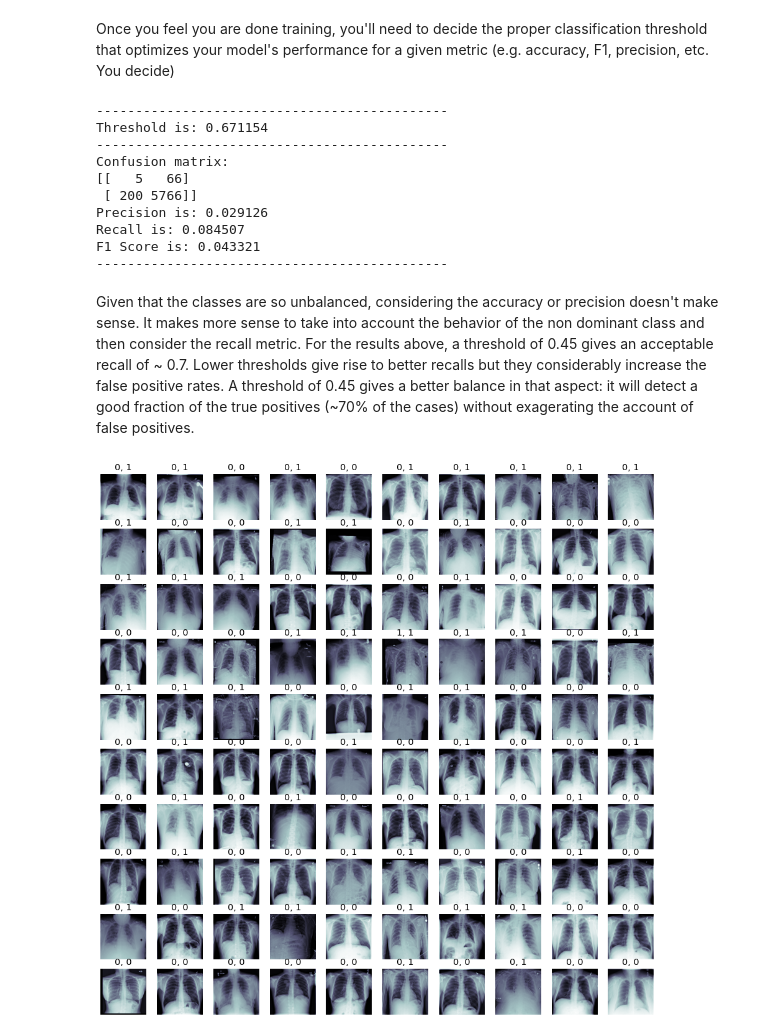
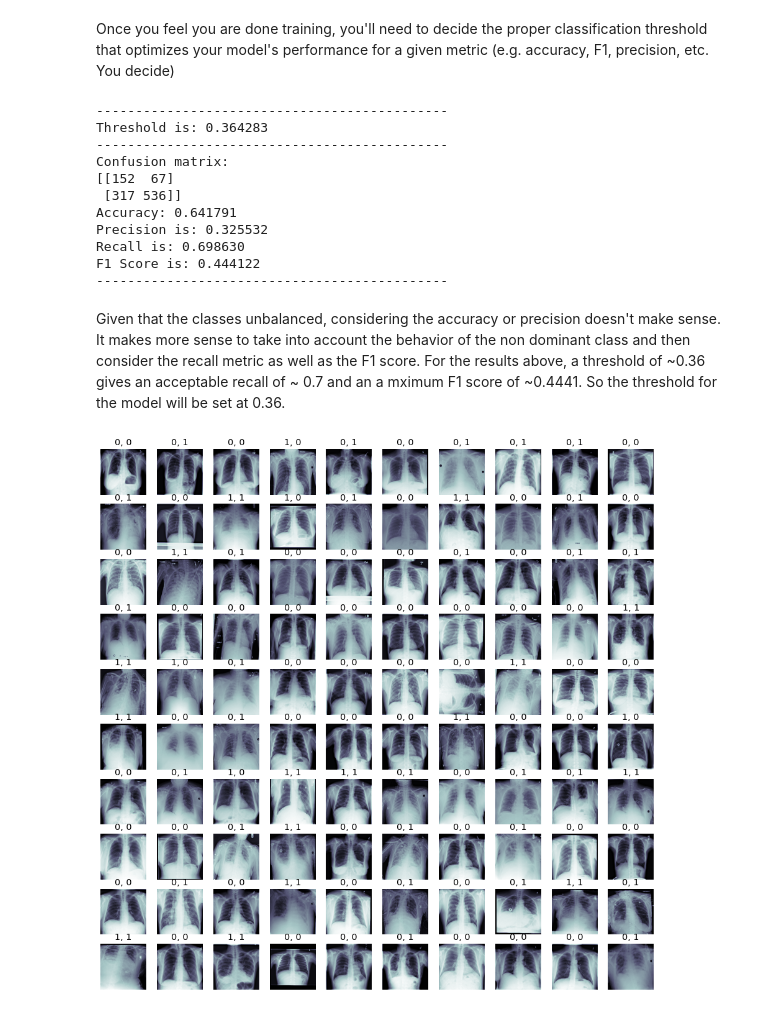
Before and after one commit to pdagger/AI_Healthcare_Projects, a Jupyter notebook: Pneumonia_Detection_Chest_X-Rays/Build and train model.ipynb, the cells around one changed output. Cells and saved outputs as stored; diff of their text form; code cells hidden in the pictures.

Commit message:
Retrained model

```diff
--- a/Pneumonia_Detection_Chest_X-Rays/Build and train model.ipynb
+++ b/Pneumonia_Detection_Chest_X-Rays/Build and train model.ipynb
@@ -500,46 +499,48 @@ print('Threshold is: %lf'%(thresholds[tresh_idx]))
 print("---------------------------------------------")
 print("Confusion matrix: ")
 print(confusion_matrix(valY, (pred_Y > thresholds[tresh_idx]), labels=[1,0]))
+print("Accuracy: %lf"%(accuracy_score(valY, pred_Y>thresh_best)))
 print('Precision is: %lf'%(precision[tresh_idx]))
 print('Recall is: %lf'%(recall[tresh_idx]))
 print('F1 Score is: %lf'%(f1_score(precision[tresh_idx],recall[tresh_idx])))
 print("---------------------------------------------")
 # %% [output]
 ---------------------------------------------
-Threshold is: 0.671154
+Threshold is: 0.364283
 ---------------------------------------------
 Confusion matrix:
-[[   5   66]
- [ 200 5766]]
-Precision is: 0.029126
-Recall is: 0.084507
-F1 Score is: 0.043321
+[[152  67]
+ [317 536]]
+Accuracy: 0.641791
+Precision is: 0.325532
+Recall is: 0.698630
+F1 Score is: 0.444122
 ---------------------------------------------
 # %% [markdown]
-Given that the classes are so unbalanced, considering the accuracy or precision doesn't make sense. It makes more sense to take into account the behavior of the non dominant class and then consider the recall metric. For the results above, a threshold of 0.45 gives an acceptable recall of ~ 0.7. Lower thresholds give rise to better recalls but they considerably increase the false positive rates. A threshold of 0.45 gives a better balance in that aspect: it will detect a good fraction of the true positives (~70% of the cases) without exagerating the account of false positives.
+Given that the classes unbalanced, considering the accuracy or precision doesn't make sense. It makes more sense to take into account the behavior of the non dominant class and then consider the recall metric as well as the F1 score. For the results above, a threshold of ~0.36 gives an acceptable recall of ~ 0.7 and an a mximum F1 score of ~0.4441. So the threshold for the model will be set at 0.36.
 # %%
 ## Let's look at some examples of predicted v. true with our best model:
 
-threshold = 0.45
+threshold = 0.36
 
 fig, m_axs = plt.subplots(10, 10, figsize = (16, 16))
 i = 0
 for (c_x, c_y, c_ax) in zip(valX[0:100], valY[0:100], m_axs.flatten()):
     c_ax.imshow(c_x[:,:,0], cmap = 'bone')
     if c_y == 1:
         if pred_Y[i] > threshold:
             c_ax.set_title('1, 1')
         else:
             c_ax.set_title('1, 0')
     else:
         if pred_Y[i] > threshold:
             c_ax.set_title('0, 1')
         else:
             c_ax.set_title('0, 0')
     c_ax.axis('off')
     i=i+1
 # %% [output]
-[figure, old version]
+[figure, new version]
 # %%
 ## Just save model architecture to a .json:
 
```
Also changed, not shown: parts of 9 cells of this notebook.
